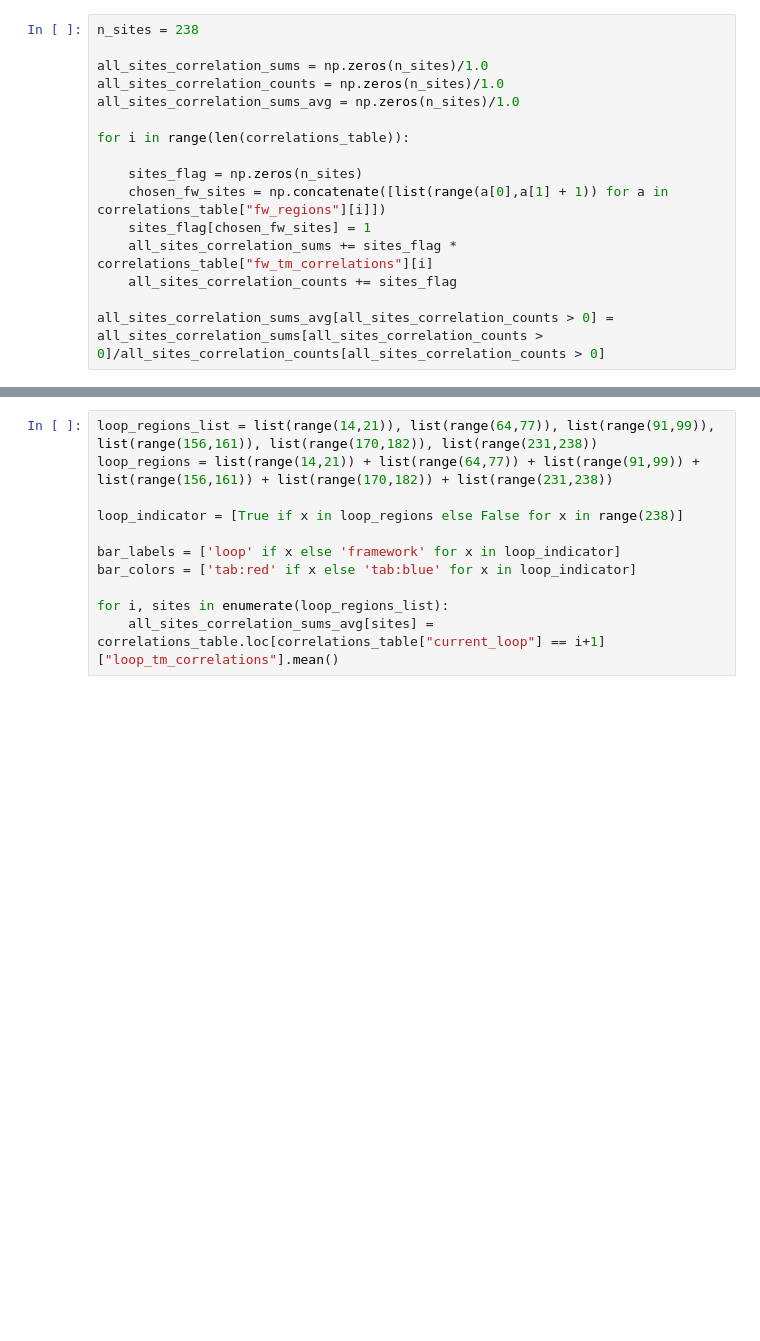
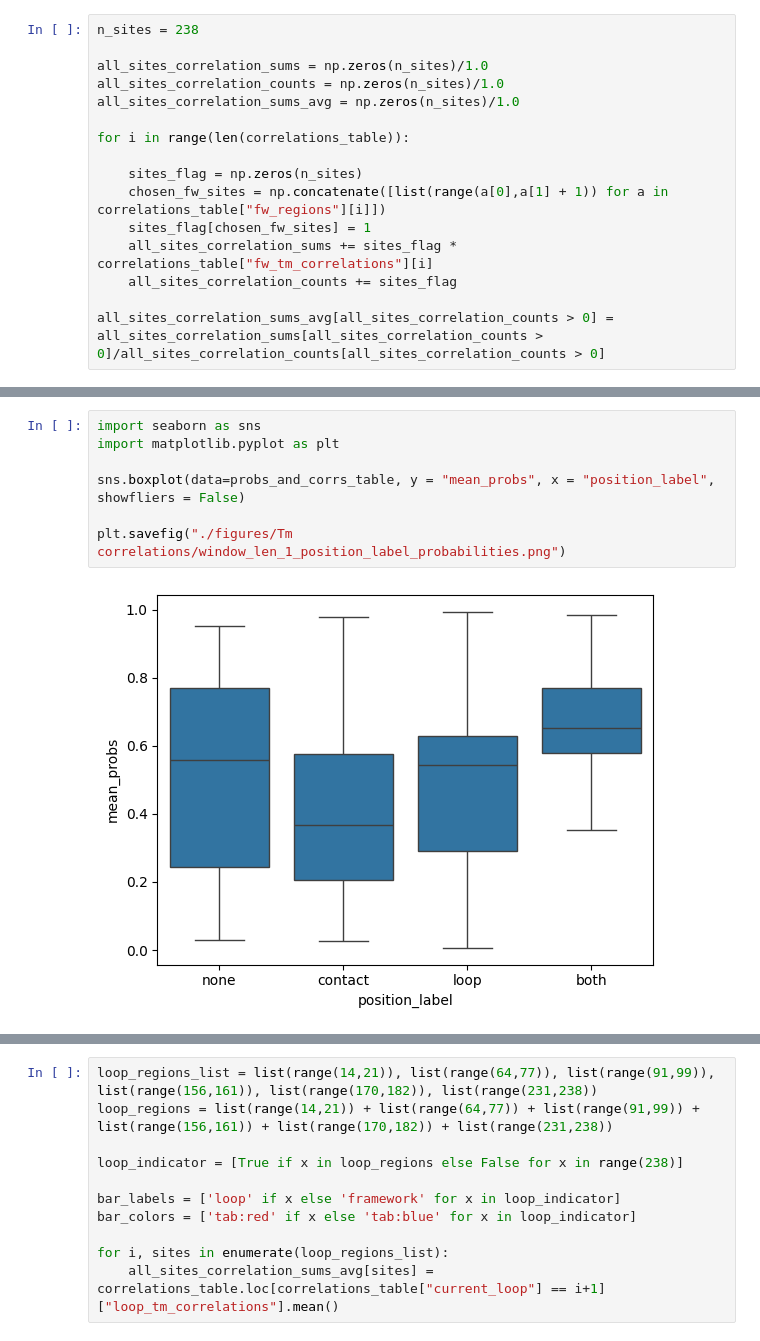
Before and after one commit to anamaysamant/GH19_ProtMamba, a Jupyter notebook: Prot-mamba-explore.ipynb, the cells around one changed output, grey strips where cells are left out. Cells and saved outputs as stored; diff of their text form; blank space fills up the shorter version.

```diff
--- a/Prot-mamba-explore.ipynb
+++ b/Prot-mamba-explore.ipynb
@@ -1453,0 +1697,9 @@ bar_colors = ['tab:red' if x else 'tab:blue' for x in loop_indicator]
+# %%
+import seaborn as sns
+import matplotlib.pyplot as plt
+
+sns.boxplot(data=probs_and_corrs_table, y = "mean_probs", x = "position_label", showfliers = False)
+
+plt.savefig("./figures/Tm correlations/window_len_1_position_label_probabilities.png")
+# %% [output]
+[figure, added]
```
Also changed, not shown: parts of 75 cells of this notebook, 42 other files.
